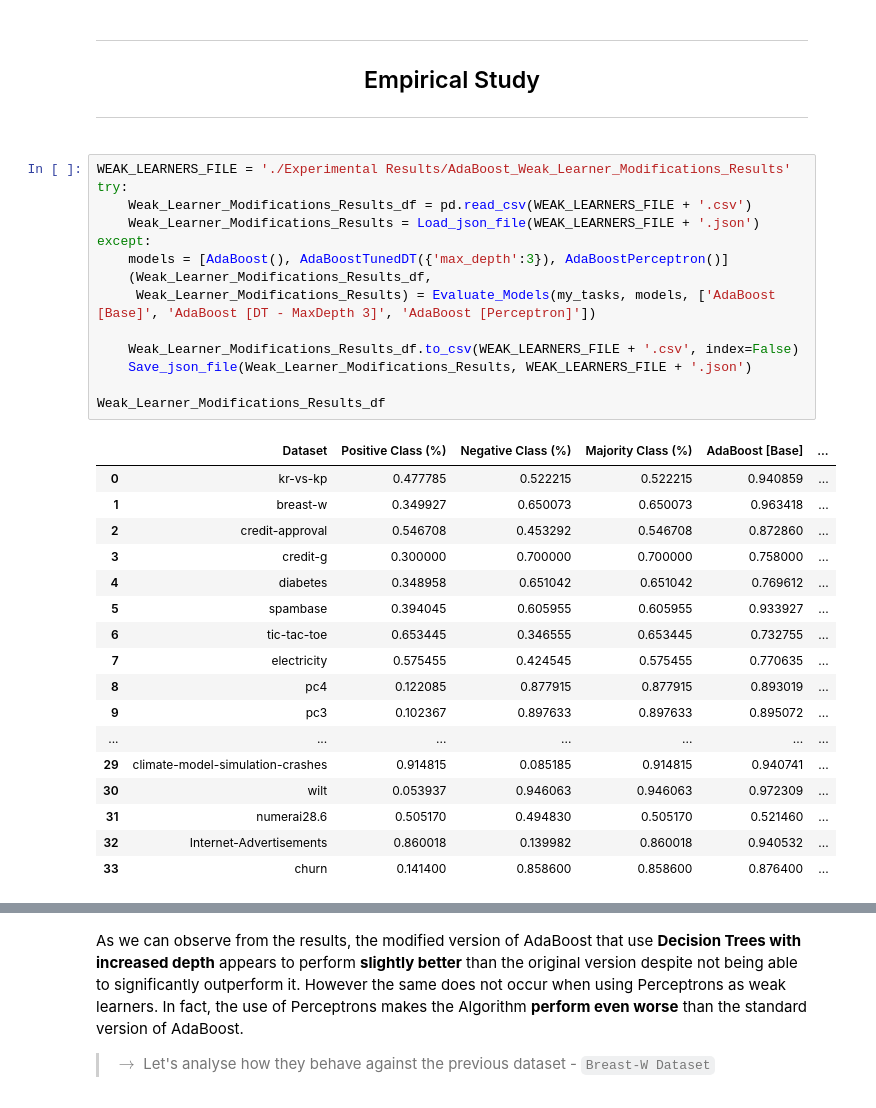
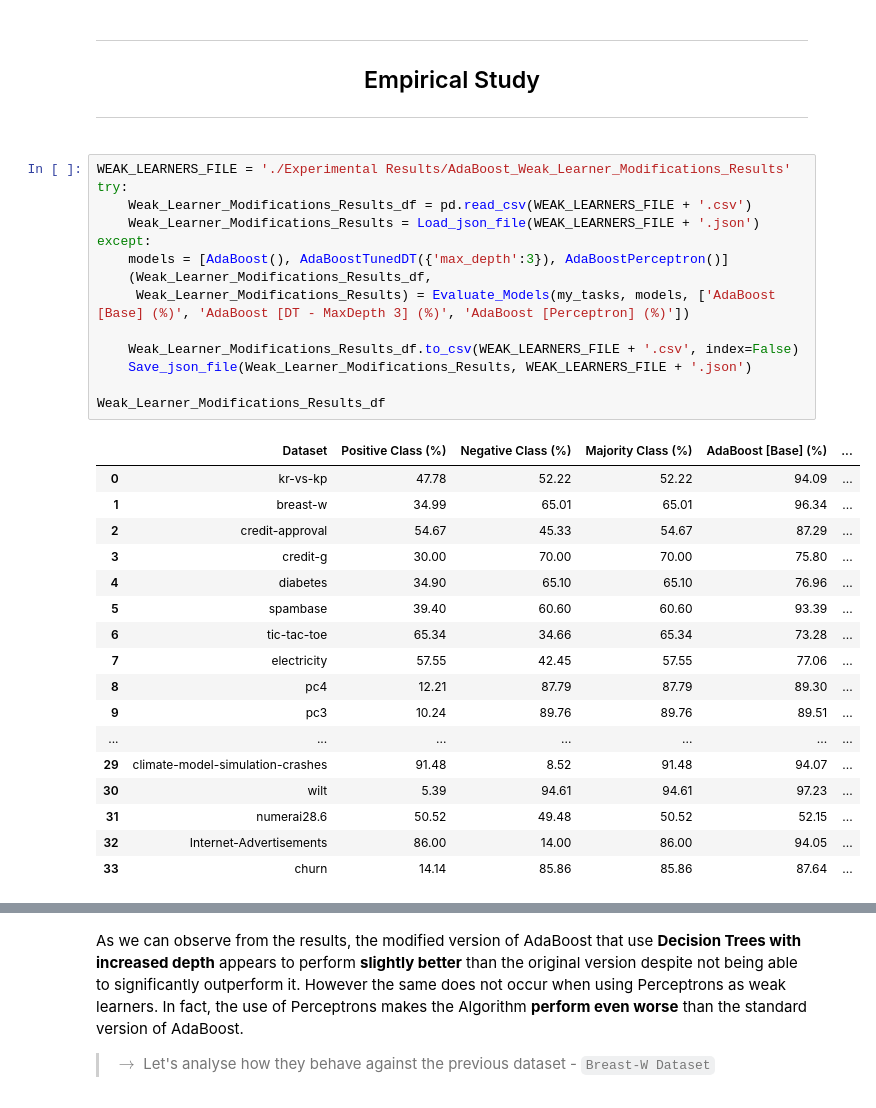
Before and after one commit to EstevesX10/ML1-AdaBoost-Analysis-Optimization, a Jupyter notebook: AdaBoost/AdaBoost.ipynb, the cells around one changed output, grey strips where cells are left out. Drawn from its saved outputs; the diff is of its cells as text.

```diff
--- a/AdaBoost/AdaBoost.ipynb
+++ b/AdaBoost/AdaBoost.ipynb
@@ -333,32 +354,32 @@ $\rightarrow$ **Perceptrons**
 # %%
 WEAK_LEARNERS_FILE = './Experimental Results/AdaBoost_Weak_Learner_Modifications_Results'
 try:
     Weak_Learner_Modifications_Results_df = pd.read_csv(WEAK_LEARNERS_FILE + '.csv')
     Weak_Learner_Modifications_Results = Load_json_file(WEAK_LEARNERS_FILE + '.json')
 except:
     models = [AdaBoost(), AdaBoostTunedDT({'max_depth':3}), AdaBoostPerceptron()]
     (Weak_Learner_Modifications_Results_df,
-     Weak_Learner_Modifications_Results) = Evaluate_Models(my_tasks, models, ['AdaBoost [Base]', 'AdaBoost [DT - MaxDepth 3]', 'AdaBoost [Perceptron]'])
+     Weak_Learner_Modifications_Results) = Evaluate_Models(my_tasks, models, ['AdaBoost [Base] (%)', 'AdaBoost [DT - MaxDepth 3] (%)', 'AdaBoost [Perceptron] (%)'])
 
     Weak_Learner_Modifications_Results_df.to_csv(WEAK_LEARNERS_FILE + '.csv', index=False)
     Save_json_file(Weak_Learner_Modifications_Results, WEAK_LEARNERS_FILE + '.json')
 
 Weak_Learner_Modifications_Results_df
 # %% [output]
-|  | Dataset | Positive Class (%) | Negative Class (%) | Majority Class (%) | AdaBoost [Base] | ... |
-| 0 | kr-vs-kp | 0.477785 | 0.522215 | 0.522215 | 0.940859 | ... |
-| 1 | breast-w | 0.349927 | 0.650073 | 0.650073 | 0.963418 | ... |
-| 2 | credit-approval | 0.546708 | 0.453292 | 0.546708 | 0.872860 | ... |
-| 3 | credit-g | 0.300000 | 0.700000 | 0.700000 | 0.758000 | ... |
-| 4 | diabetes | 0.348958 | 0.651042 | 0.651042 | 0.769612 | ... |
-| 5 | spambase | 0.394045 | 0.605955 | 0.605955 | 0.933927 | ... |
-| 6 | tic-tac-toe | 0.653445 | 0.346555 | 0.653445 | 0.732755 | ... |
-| 7 | electricity | 0.575455 | 0.424545 | 0.575455 | 0.770635 | ... |
-| 8 | pc4 | 0.122085 | 0.877915 | 0.877915 | 0.893019 | ... |
-| 9 | pc3 | 0.102367 | 0.897633 | 0.897633 | 0.895072 | ... |
+|  | Dataset | Positive Class (%) | Negative Class (%) | Majority Class (%) | AdaBoost [Base] (%) | ... |
+| 0 | kr-vs-kp | 47.78 | 52.22 | 52.22 | 94.09 | ... |
+| 1 | breast-w | 34.99 | 65.01 | 65.01 | 96.34 | ... |
+| 2 | credit-approval | 54.67 | 45.33 | 54.67 | 87.29 | ... |
+| 3 | credit-g | 30.00 | 70.00 | 70.00 | 75.80 | ... |
+| 4 | diabetes | 34.90 | 65.10 | 65.10 | 76.96 | ... |
+| 5 | spambase | 39.40 | 60.60 | 60.60 | 93.39 | ... |
+| 6 | tic-tac-toe | 65.34 | 34.66 | 65.34 | 73.28 | ... |
+| 7 | electricity | 57.55 | 42.45 | 57.55 | 77.06 | ... |
+| 8 | pc4 | 12.21 | 87.79 | 87.79 | 89.30 | ... |
+| 9 | pc3 | 10.24 | 89.76 | 89.76 | 89.51 | ... |
 | ... | ... | ... | ... | ... | ... | ... |
-| 29 | climate-model-simulation-crashes | 0.914815 | 0.085185 | 0.914815 | 0.940741 | ... |
-| 30 | wilt | 0.053937 | 0.946063 | 0.946063 | 0.972309 | ... |
-| 31 | numerai28.6 | 0.505170 | 0.494830 | 0.505170 | 0.521460 | ... |
-| 32 | Internet-Advertisements | 0.860018 | 0.139982 | 0.860018 | 0.940532 | ... |
-| 33 | churn | 0.141400 | 0.858600 | 0.858600 | 0.876400 | ... |
+| 29 | climate-model-simulation-crashes | 91.48 | 8.52 | 91.48 | 94.07 | ... |
+| 30 | wilt | 5.39 | 94.61 | 94.61 | 97.23 | ... |
+| 31 | numerai28.6 | 50.52 | 49.48 | 50.52 | 52.15 | ... |
+| 32 | Internet-Advertisements | 86.00 | 14.00 | 86.00 | 94.05 | ... |
+| 33 | churn | 14.14 | 85.86 | 85.86 | 87.64 | ... |
```
Also changed, not shown: parts of 11 cells of this notebook.
